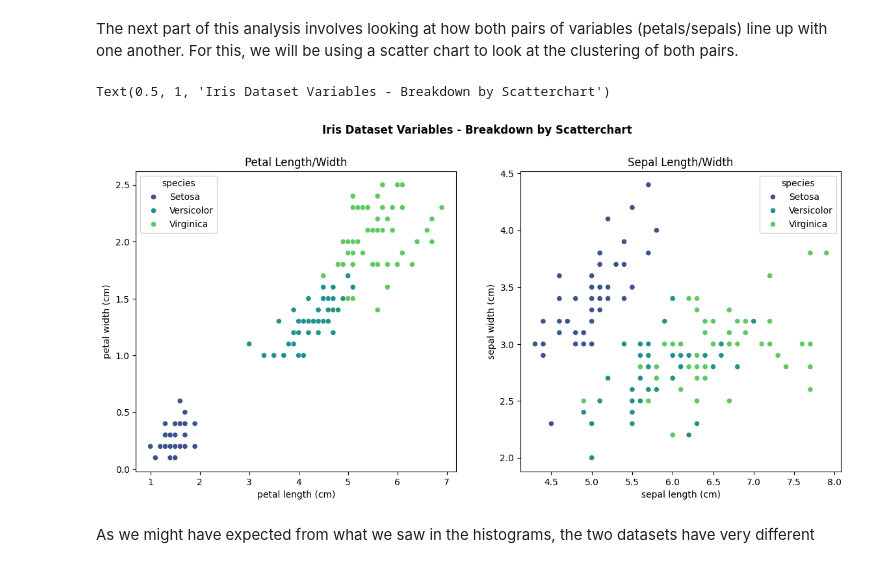
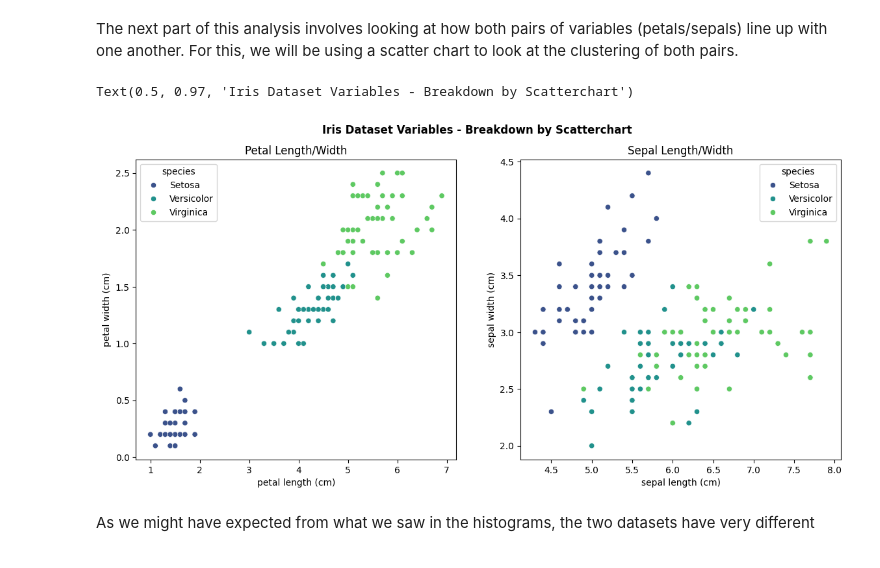
Before and after one commit to NeilTynan/pands-project, a Jupyter notebook: iris.ipynb, the cells around one changed output. Cells and saved outputs as stored; diff of their text form; code cells hidden in the pictures.

Commit message:
Populated analysis.py, moved graphs to a new folder, moved printing to analysis.py

```diff
--- a/iris.ipynb
+++ b/iris.ipynb
@@ -111,15 +90,15 @@ Interestingly, the divide is still here. When broken down by species, the distri
 The next part of this analysis involves looking at how both pairs of variables (petals/sepals) line up with one another. For this, we will be using a scatter chart to look at the clustering of both pairs.
 # %%
 # create scatter plot of the petal variables
-fig, axes = plt.subplots(1, 2, figsize=(14, 6))
+fig, axes = plt.subplots(1, 2, figsize=(14, 6), gridspec_kw={'hspace': 0.3})
 ax = sns.scatterplot(data=df, x='petal length (cm)', y='petal width (cm)', color='steelblue', hue='species', palette= 'viridis', ax=axes[0])
 axes[0].set_title('Petal Length/Width')
 ax = sns.scatterplot(data=df, x='sepal length (cm)', y='sepal width (cm)', color='steelblue', hue='species', palette= 'viridis', ax=axes[1])
 axes[1].set_title('Sepal Length/Width')
-plt.suptitle('Iris Dataset Variables - Breakdown by Scatterchart', fontweight="bold", y=1)
+plt.suptitle('Iris Dataset Variables - Breakdown by Scatterchart', fontweight="bold", y=0.97)
 # %% [output]
-Text(0.5, 1, 'Iris Dataset Variables - Breakdown by Scatterchart')
+Text(0.5, 0.97, 'Iris Dataset Variables - Breakdown by Scatterchart')
-[figure, old version]
+[figure, new version]
 # %% [markdown]
 As we might have expected from what we saw in the histograms, the two datasets have very different
 # %% [markdown]
```
Also changed, not shown: parts of 8 cells of this notebook, 5 other files.
